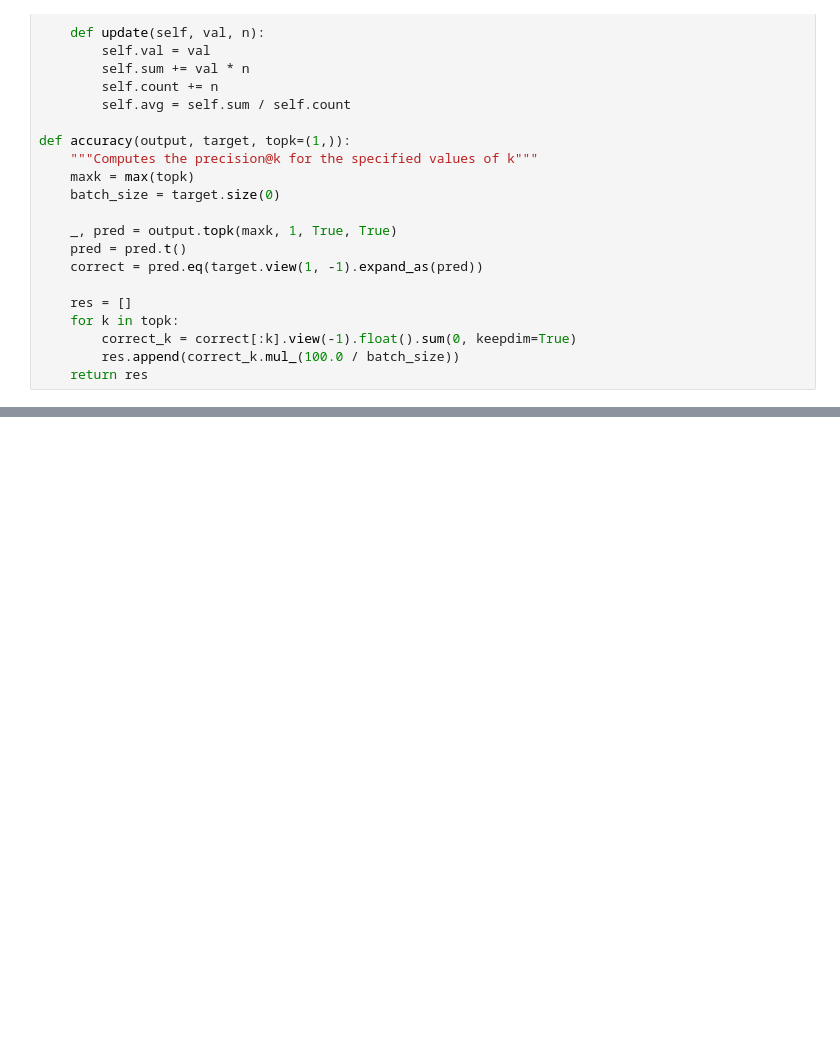
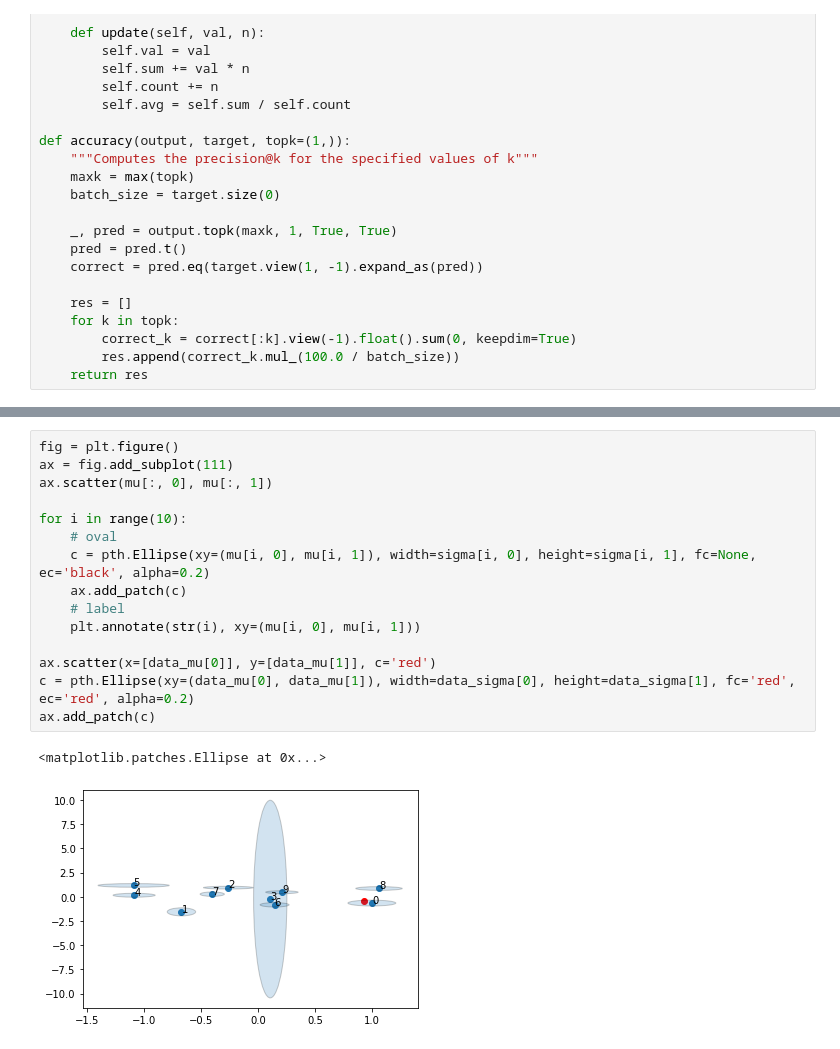
Before and after one commit to ga10is/bayes, a Jupyter notebook: notebook/probabilitic_classification.ipynb, the cells around one changed output, grey strips where cells are left out. Saved outputs shown, nothing was run; the diff lists cells and outputs as text; blank space fills up the shorter version.

```diff
--- a/notebook/probabilitic_classification.ipynb
+++ b/notebook/probabilitic_classification.ipynb
@@ -308,0 +332,18 @@ for i in range(10):
+# %%
+fig = plt.figure()
+ax = fig.add_subplot(111)
+ax.scatter(mu[:, 0], mu[:, 1])
+
+for i in range(10):
+    # oval
+    c = pth.Ellipse(xy=(mu[i, 0], mu[i, 1]), width=sigma[i, 0], height=sigma[i, 1], fc=None, ec='black', alpha=0.2)
+    ax.add_patch(c)
+    # label
+    plt.annotate(str(i), xy=(mu[i, 0], mu[i, 1]))
+
+ax.scatter(x=[data_mu[0]], y=[data_mu[1]], c='red')
+c = pth.Ellipse(xy=(data_mu[0], data_mu[1]), width=data_sigma[0], height=data_sigma[1], fc='red', ec='red', alpha=0.2)
+ax.add_patch(c)
+# %% [output]
+<matplotlib.patches.Ellipse at 0x...>
+[figure, added]
```
Also changed, not shown: parts of 11 cells of this notebook.
